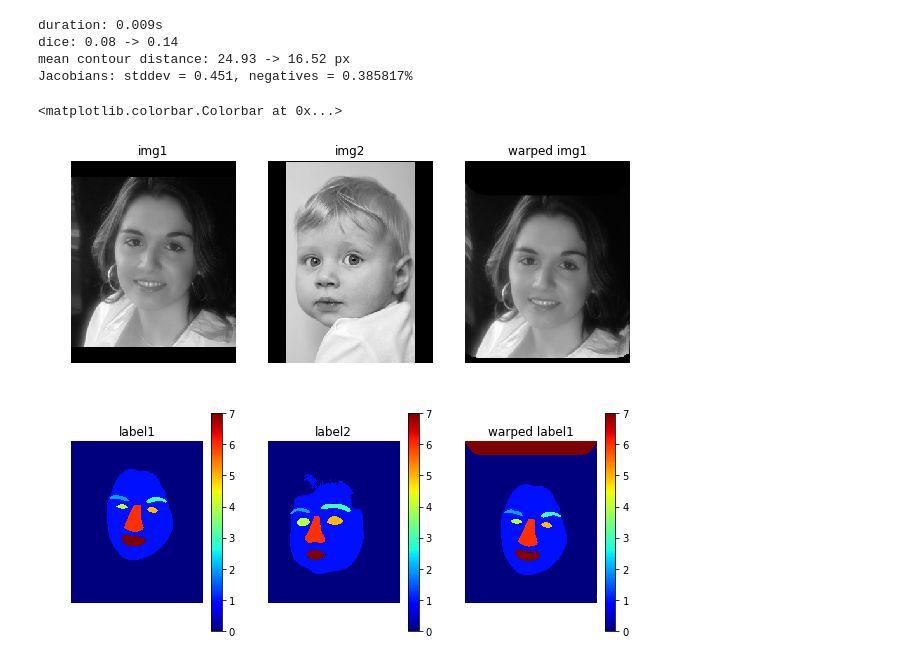
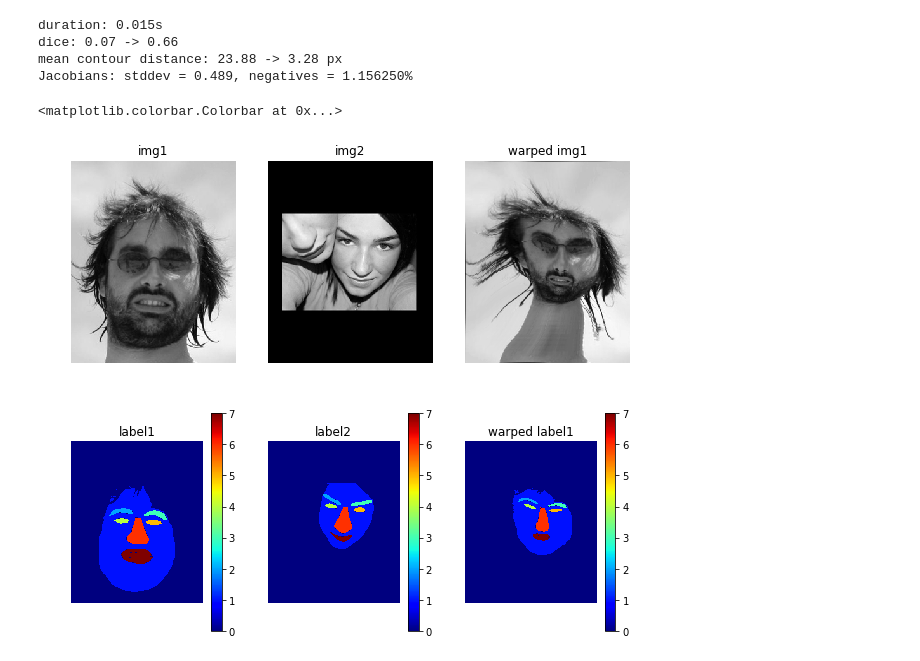
Before and after one commit to multimodallearning/semantically-guided, a Jupyter notebook: test_demo.ipynb, the cells around one changed output. Drawn from its saved outputs; the diff is of its cells as text; code cells hidden in the pictures.

```diff
--- a/test_demo.ipynb
+++ b/test_demo.ipynb
@@ -20,11 +20,12 @@ unet.eval()
 regnet1.eval()
 regnet2.eval()
 
+
 ### load data###
-img1 = torch.from_numpy((np.asarray(imageio.imread('./data/img1.png')[:,:,0])/255).astype(np.float32)).unsqueeze(0).unsqueeze(0)
-img2 = torch.from_numpy((np.asarray(imageio.imread('./data/img3.png')[:,:,0])/255).astype(np.float32)).unsqueeze(0).unsqueeze(0)
-label1 = torch.from_numpy((np.asarray(imageio.imread('./data/seg1.png')[:,:,0]//36).astype(np.uint8))).unsqueeze(0).float()
-label2 = torch.from_numpy((np.asarray(imageio.imread('./data/seg3.png')[:,:,0]//36).astype(np.uint8))).unsqueeze(0).float()
+img1 = torch.from_numpy((np.asarray(imageio.imread('./data/img3.png')[:,:,0])/255).astype(np.float32)).unsqueeze(0).unsqueeze(0)
+img2 = torch.from_numpy((np.asarray(imageio.imread('./data/img2.png')[:,:,0])/255).astype(np.float32)).unsqueeze(0).unsqueeze(0)
+label1 = torch.from_numpy((np.asarray(imageio.imread('./data/seg3.png')[:,:,0]//36).astype(np.uint8))).unsqueeze(0).float()
+label2 = torch.from_numpy((np.asarray(imageio.imread('./data/seg2.png')[:,:,0]//36).astype(np.uint8))).unsqueeze(0).float()
 L = int(label1.max().item()+1)
 label_y1 = labelMatrixOneHot(label1,L)
 label_y2 = labelMatrixOneHot(label2,L)
@@ -50,36 +51,36 @@ warped_im = warpImage(img1.cuda(),def_x2_up).cpu()
 Jstd = torch.std(jacobian_det(def_x2_up.cpu()))
 Jnegative = (jacobian_det(def_x2_up.cpu())<0).float().mean()
 
 dice_before = dice_coeff(label_y1,label2,L)
 dice_after = dice_coeff(warped_gt,label2,L)
 asd_before= meancontourdist(label_y1.squeeze(),label_y2.squeeze())
 asd_after = meancontourdist(torch.round(warped_gt).cpu().squeeze(),label_y2.squeeze())
 
 print('dice: %.2f -> %.2f'%(dice_before.mean(),dice_after.mean()))
 print('mean contour distance: %.2f -> %.2f px'%(asd_before.mean(), asd_after.mean()))
 print('Jacobians: stddev = %.3f, negatives = %.6f%%'%(Jstd, Jnegative*100))
 
 ### result visualization ####
 plt.figure(figsize=(10,4))
 plt.subplot(131)
 plt.imshow(img1.squeeze(),'gray');plt.axis('off'); plt.title('img1')
 plt.subplot(132)
 plt.imshow(img2.squeeze(),'gray');plt.axis('off'); plt.title('img2')
 plt.subplot(133)
 plt.imshow(warped_im.squeeze(),'gray');plt.axis('off'); plt.title('warped img1')
 
 plt.figure(figsize=(10,4))
 plt.subplot(131)
 plt.imshow(label1.squeeze(),'jet');plt.axis('off'); plt.title('label1');plt.colorbar()
 plt.subplot(132)
 plt.imshow(label2.squeeze(),'jet');plt.axis('off'); plt.title('label2');plt.colorbar()
 plt.subplot(133)
 plt.imshow(torch.argmax(warped_gt,1)[0].squeeze(),'jet');plt.axis('off'); plt.title('warped label1');plt.colorbar()
 # %% [output]
-duration: 0.009s
-dice: 0.08 -> 0.14
-mean contour distance: 24.93 -> 16.52 px
-Jacobians: stddev = 0.451, negatives = 0.385817%
+duration: 0.015s
+dice: 0.07 -> 0.66
+mean contour distance: 23.88 -> 3.28 px
+Jacobians: stddev = 0.489, negatives = 1.156250%
 <matplotlib.colorbar.Colorbar at 0x...>
-[figure, old version]
+[figure, new version]
-[figure, old version]
+[figure, new version]
```
